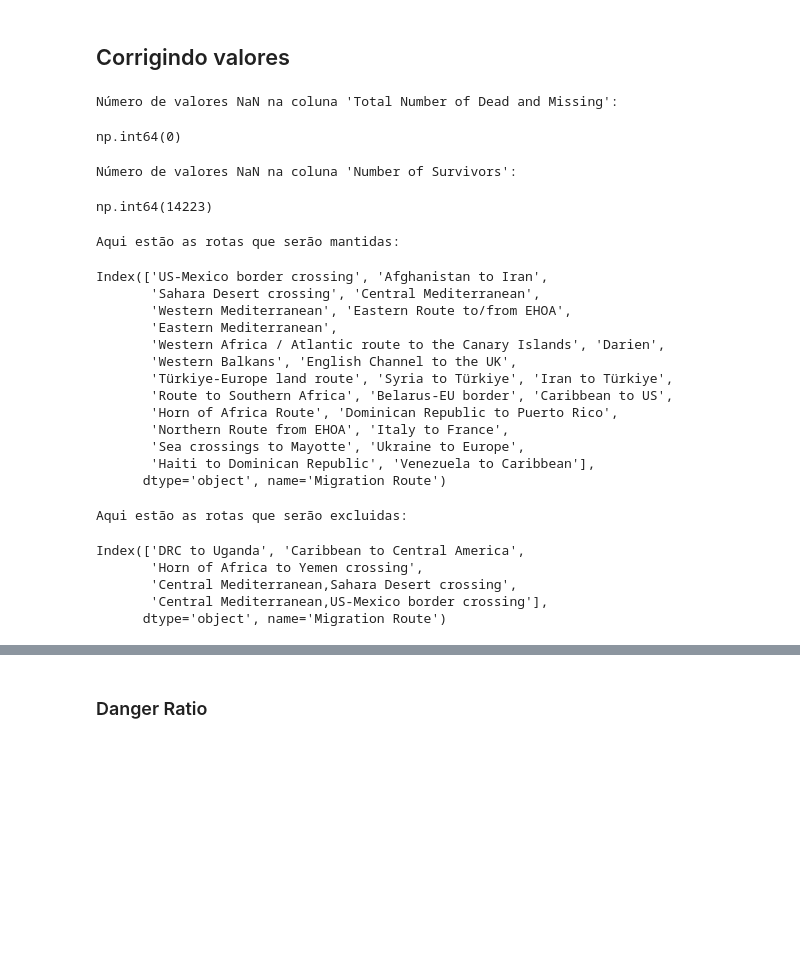
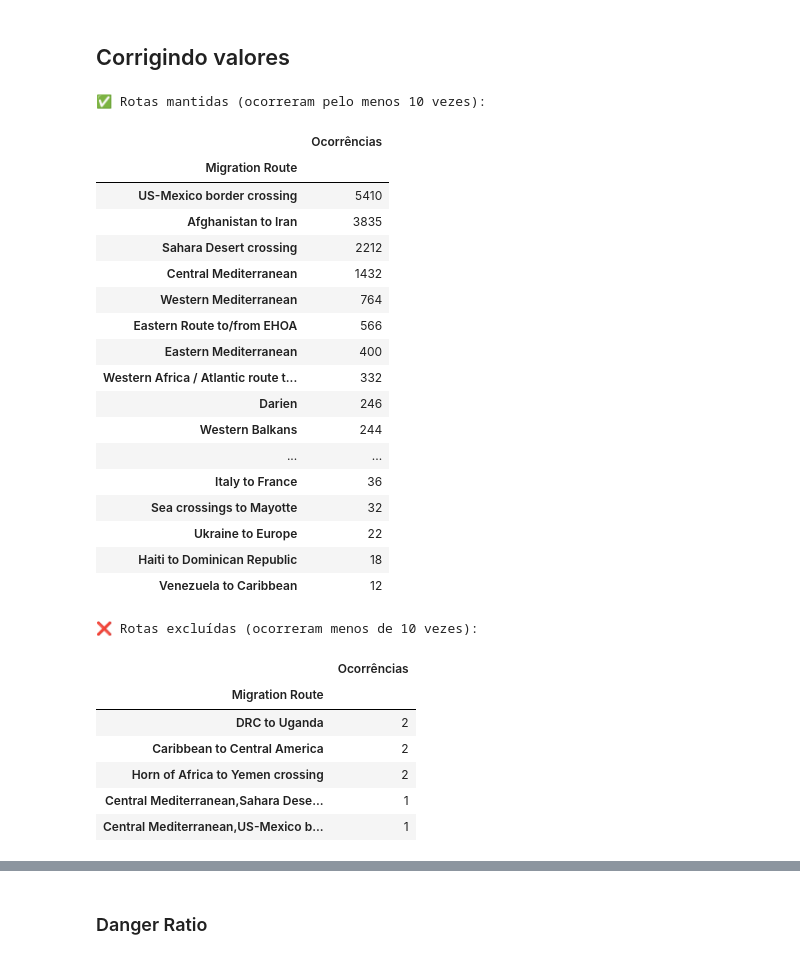
Before and after one commit to joaopedromarcondes/Trabalho-IA, a Jupyter notebook: Trabalho_IA.ipynb, the cells around one changed output, grey strips where cells are left out. Drawn from its saved outputs; the diff is of its cells as text; code cells hidden in the pictures; blank space fills up the shorter version.

```diff
--- a/Trabalho_IA.ipynb
+++ b/Trabalho_IA.ipynb
@@ -163,17 +81,6 @@ Rotas Nan: 2656
 # %%
 # Apagar linhas com a rota de migração igual a NaN
 df_routes.dropna(subset=['Migration Route'], inplace=True)
-# %%
-print("Número de valores NaN na coluna 'Total Number of Dead and Missing':")
-display(df_routes['Total Number of Dead and Missing'].isnull().sum())
-
-print("\nNúmero de valores NaN na coluna 'Number of Survivors':")
-display(df_routes['Number of Survivors'].isnull().sum())
-# %% [output]
-Número de valores NaN na coluna 'Total Number of Dead and Missing':
-np.int64(0)
-Número de valores NaN na coluna 'Number of Survivors':
-np.int64(14223)
 # %%
 # Converter colunas numéricas de "erro/NaN" com 0
 
@@ -181,37 +88,48 @@ df_routes['Number of Survivors'] = pd.to_numeric(df_routes['Number of Survivors'
 # %%
 # --- 2. Filtrar rotas por ocorrência ---
 
 # Contar ocorrências de cada rota de migração
 route_counts = df_routes['Migration Route'].value_counts()
 
 # Obter rotas que aparecem pelo menos 10 vezes
 routes_to_keep = route_counts[route_counts >= 10].index
+routes_to_exclude = route_counts[route_counts < 10].index
 
-# Filtrar o banco de dados para manter apenas essas rotas
+# Filtrar o banco de dados
 df_filtered = df_routes[df_routes['Migration Route'].isin(routes_to_keep)].copy()
-print("Aqui estão as rotas que serão mantidas: ")
-display(routes_to_keep)
 
-print("\nAqui estão as rotas que serão excluidas: ")
-display(route_counts[route_counts < 10].index)
+# Mostrar rotas mantidas com número de ocorrências
+print("✅ Rotas mantidas (ocorreram pelo menos 10 vezes):")
+display(route_counts[route_counts >= 10].to_frame(name='Ocorrências'))
+
+# Mostrar rotas excluídas com número de ocorrências
+print("\n❌ Rotas excluídas (ocorreram menos de 10 vezes):")
+display(route_counts[route_counts < 10].to_frame(name='Ocorrências'))
 # %% [output]
-Aqui estão as rotas que serão mantidas:
+✅ Rotas mantidas (ocorreram pelo menos 10 vezes):
+|  | Ocorrências |
+| Migration Route |  |
+| US-Mexico border crossing | 5410 |
+| Afghanistan to Iran | 3835 |
+| Sahara Desert crossing | 2212 |
+| Central Mediterranean | 1432 |
+| Western Mediterranean | 764 |
+| Eastern Route to/from EHOA | 566 |
+| Eastern Mediterranean | 400 |
+| Western Africa / Atlantic route t... | 332 |
+| Darien | 246 |
+| Western Balkans | 244 |
+| ... | ... |
+| Italy to France | 36 |
+| Sea crossings to Mayotte | 32 |
+| Ukraine to Europe | 22 |
+| Haiti to Dominican Republic | 18 |
+| Venezuela to Caribbean | 12 |
-Index(['US-Mexico border crossing', 'Afghanistan to Iran',
-       'Sahara Desert crossing', 'Central Mediterranean',
-       'Western Mediterranean', 'Eastern Route to/from EHOA',
-       'Eastern Mediterranean',
-       'Western Africa / Atlantic route to the Canary Islands', 'Darien',
-       'Western Balkans', 'English Channel to the UK',
-       'Türkiye-Europe land route', 'Syria to Türkiye', 'Iran to Türkiye',
-       'Route to Southern Africa', 'Belarus-EU border', 'Caribbean to US',
-       'Horn of Africa Route', 'Dominican Republic to Puerto Rico',
-       'Northern Route from EHOA', 'Italy to France',
-       'Sea crossings to Mayotte', 'Ukraine to Europe',
-       'Haiti to Dominican Republic', 'Venezuela to Caribbean'],
-      dtype='object', name='Migration Route')
+❌ Rotas excluídas (ocorreram menos de 10 vezes):
-Aqui estão as rotas que serão excluidas:
-Index(['DRC to Uganda', 'Caribbean to Central America',
-       'Horn of Africa to Yemen crossing',
-       'Central Mediterranean,Sahara Desert crossing',
-       'Central Mediterranean,US-Mexico border crossing'],
-      dtype='object', name='Migration Route')
+|  | Ocorrências |
+| Migration Route |  |
+| DRC to Uganda | 2 |
+| Caribbean to Central America | 2 |
+| Horn of Africa to Yemen crossing | 2 |
+| Central Mediterranean,Sahara Dese... | 1 |
+| Central Mediterranean,US-Mexico b... | 1 |
```
Also changed, not shown: parts of 15 cells of this notebook, 1 other file.
